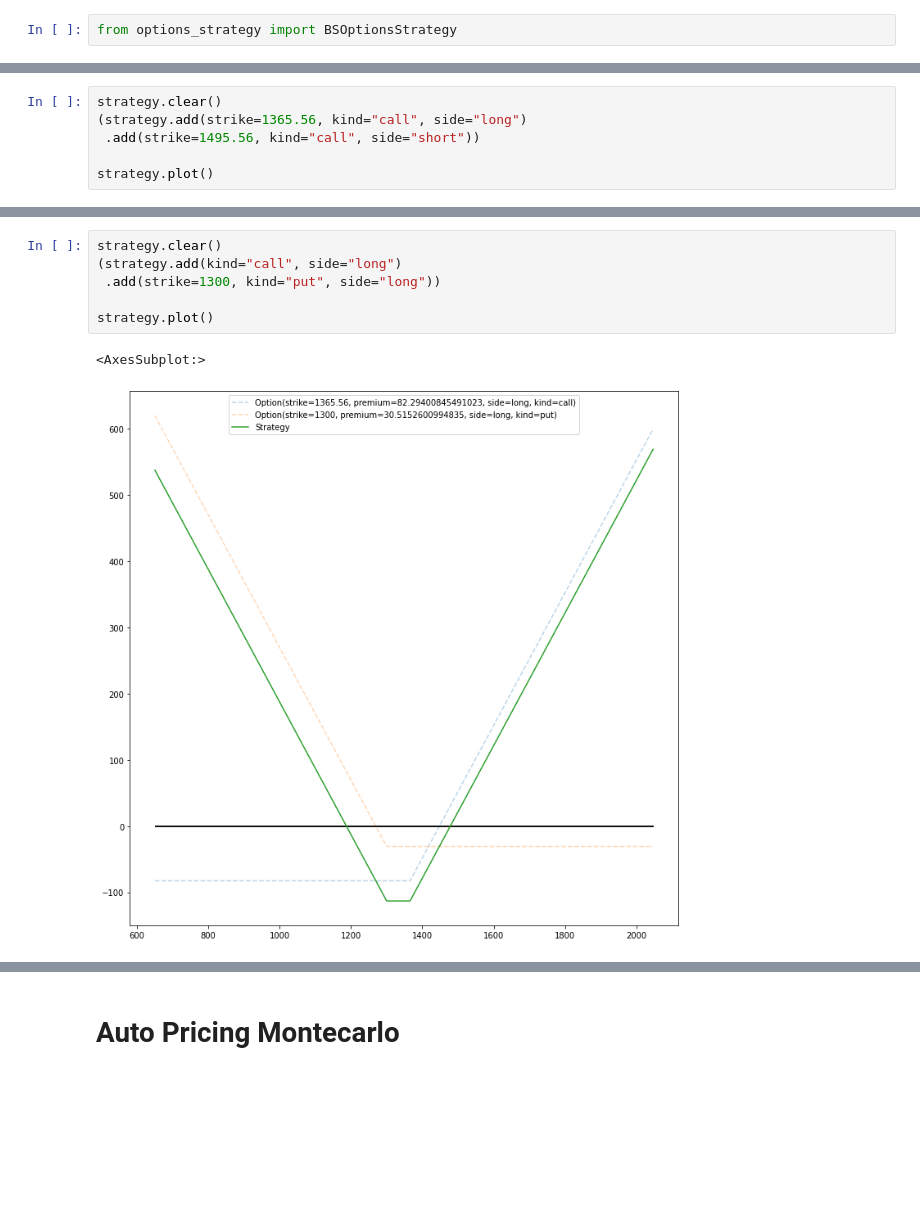
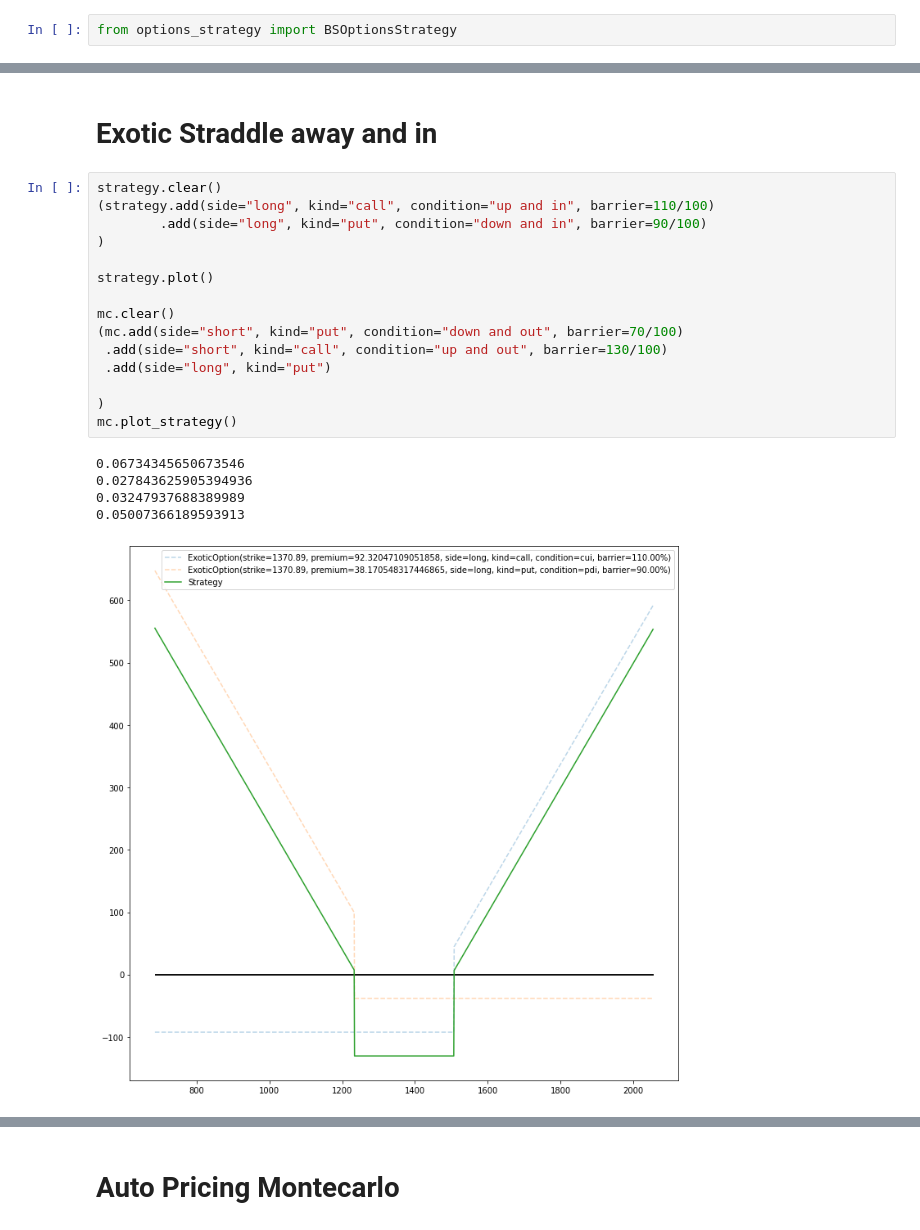
Before and after one commit to andyherfer/finance, a Jupyter notebook: options/demo.ipynb, the cells around one changed output, grey strips where cells are left out. Saved outputs shown, nothing was run; the diff lists cells and outputs as text; blank space fills up the shorter version.

```diff
--- a/options/demo.ipynb
+++ b/options/demo.ipynb
@@ -92,6 +97,0 @@ strategy.plot()
-# %%
-strategy.clear()
-(strategy.add(strike=1365.56, kind="call", side="long")
- .add(strike=1495.56, kind="call", side="short"))
-
-strategy.plot()
@@ -101,9 +98,23 @@ strategy.plot()
-# %%
-strategy.clear()
-(strategy.add(kind="call", side="long")
- .add(strike=1300, kind="put", side="long"))
-
-strategy.plot()
-# %% [output]
-<AxesSubplot:>
-[figure, removed]
+# %% [markdown]
+# Exotic Straddle away and in
+# %%
+strategy.clear()
+(strategy.add(side="long", kind="call", condition="up and in", barrier=110/100)
+        .add(side="long", kind="put", condition="down and in", barrier=90/100)
+)
+
+strategy.plot()
+
+mc.clear()
+(mc.add(side="short", kind="put", condition="down and out", barrier=70/100)
+ .add(side="short", kind="call", condition="up and out", barrier=130/100)
+ .add(side="long", kind="put")
+
+)
+mc.plot_strategy()
+# %% [output]
+0.06734345650673546
+0.027843625905394936
+0.03247937688389989
+0.05007366189593913
+[figure, added]
```
Also changed, not shown: parts of 24 cells of this notebook, 4 other files.
